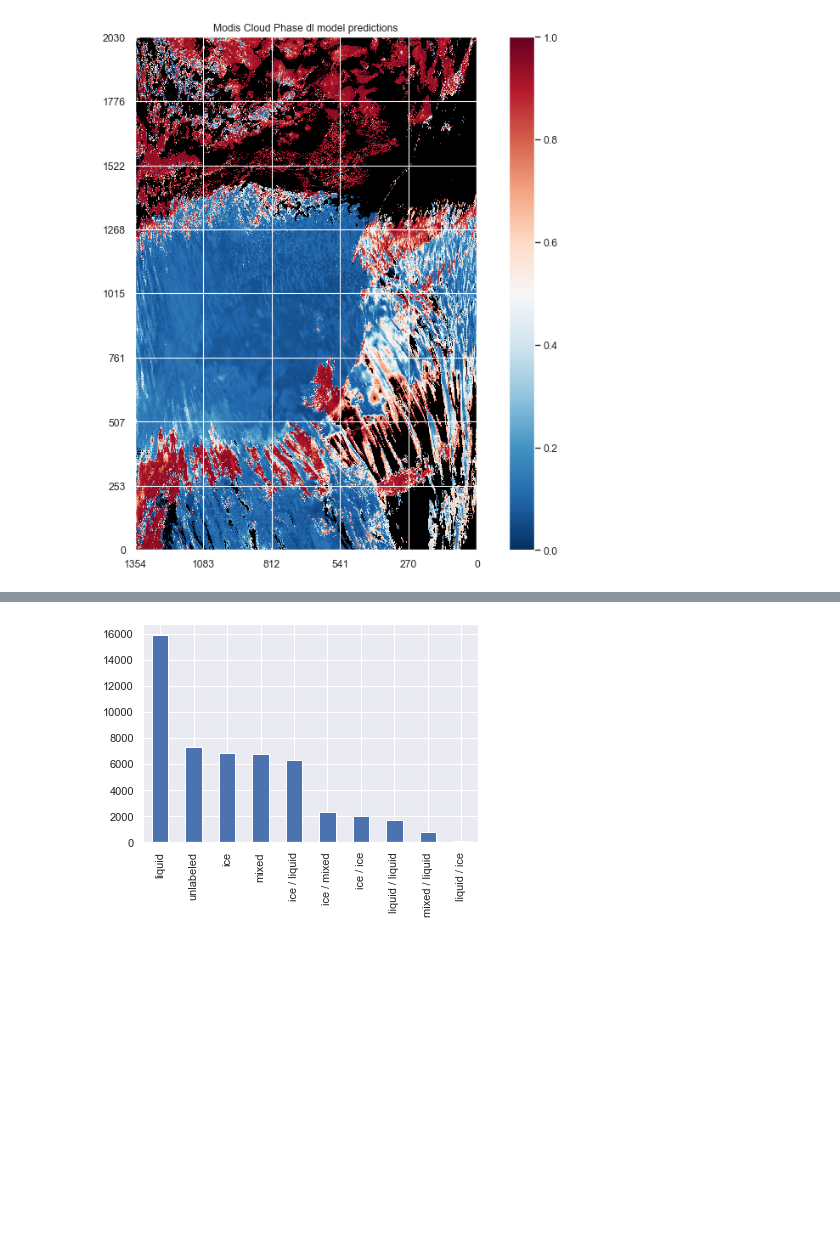
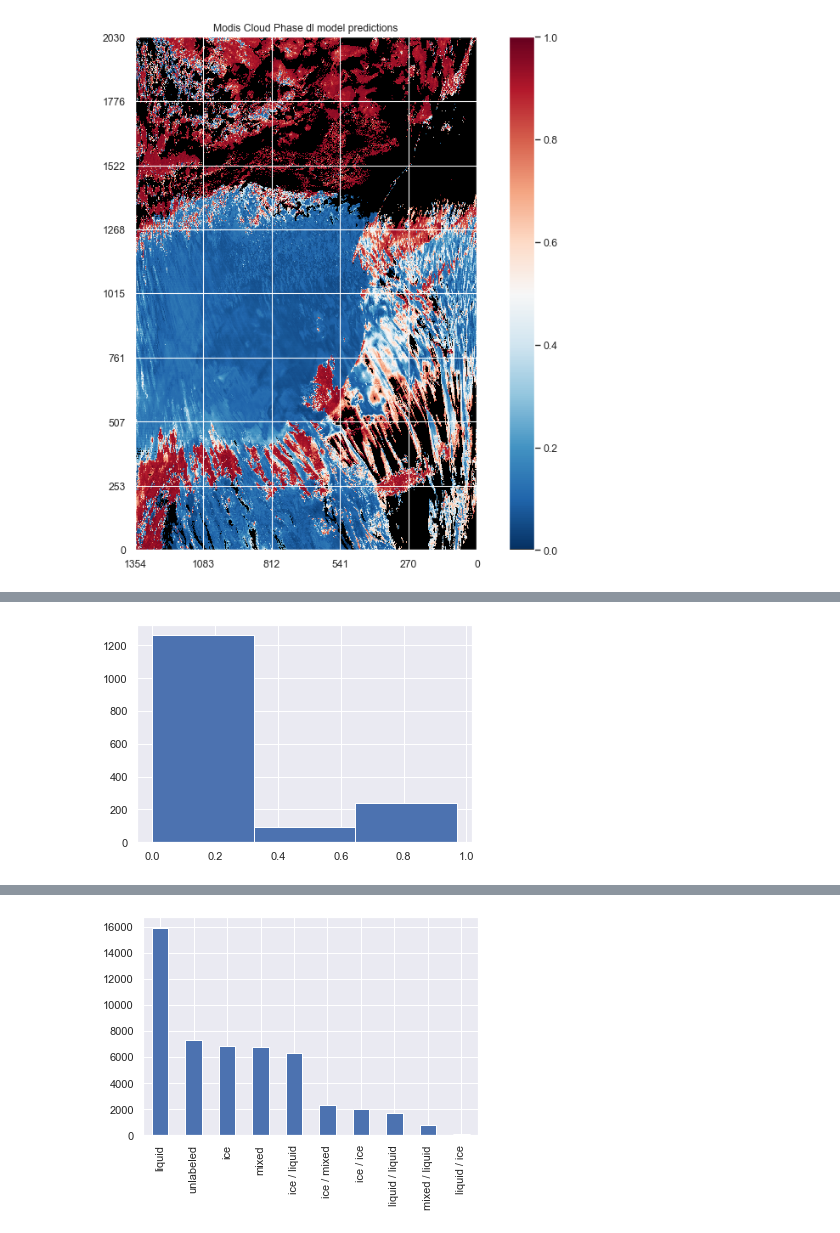
Before and after one commit to benjamin-hg-marchant/ml-dl-modis-multilayer-clouds, a Jupyter notebook: docs/dl_monolayer_liquid_and_ice_clouds.ipynb, the cells around one changed output, grey strips where cells are left out. Cells and saved outputs as stored; diff of their text form; code cells hidden in the pictures; blank space fills up the shorter version.

```diff
--- a/docs/dl_monolayer_liquid_and_ice_clouds.ipynb
+++ b/docs/dl_monolayer_liquid_and_ice_clouds.ipynb
@@ -814,0 +899,4 @@ plot_modis_granule_dl_model_prediction_function(modis_y_prob, 'Modis Cloud Phase
+# %%
+hist = test_db_tmp[ test_db_tmp['label 2'] == 'ice' ]['yhat_vis_swir'].hist(bins=3)
+# %% [output]
+[figure, added]
```
Also changed, not shown: parts of 12 cells of this notebook, 1 other file.
